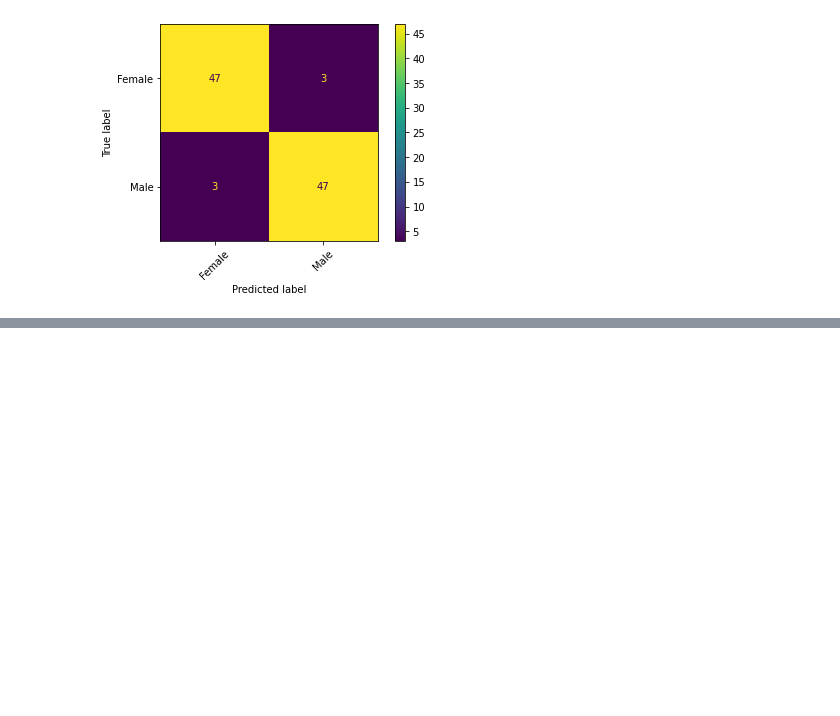
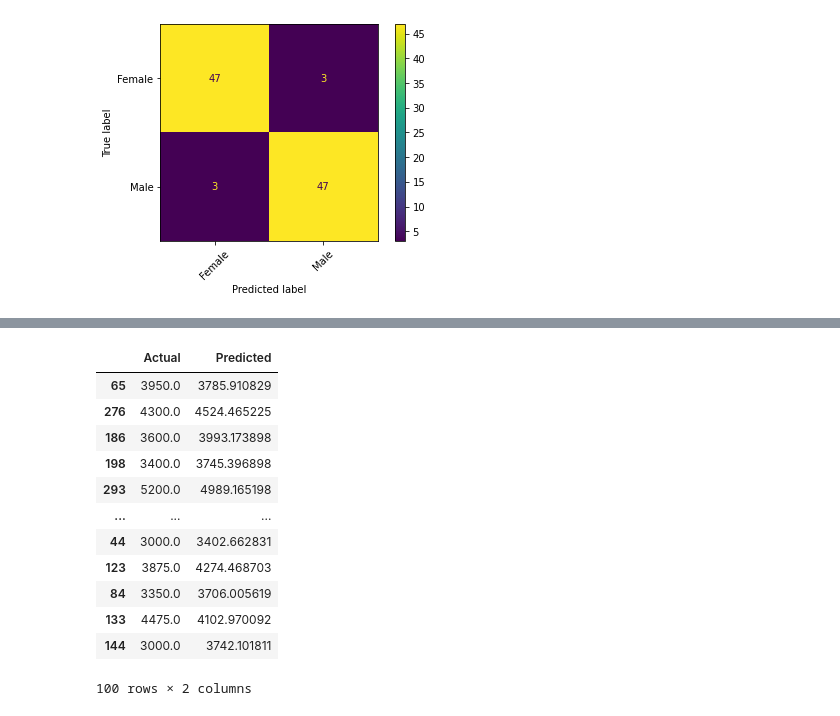
Before and after one commit to pkgit123/sklearn-tree-penguins, a Jupyter notebook: decision-tree-example-penguins.ipynb, the cells around one changed output, grey strips where cells are left out. Drawn from its saved outputs; the diff is of its cells as text; code cells hidden in the pictures; blank space fills up the shorter version.

```diff
--- a/decision-tree-example-penguins.ipynb
+++ b/decision-tree-example-penguins.ipynb
@@ -839,0 +906,18 @@ print()
+# %%
+# create dataframe comparing actual to predictions
+df_regressor_output = pd.DataFrame({'Actual': y_test_regressor, 'Predicted': y_pred})
+df_regressor_output
+# %% [output]
+|  | Actual | Predicted |
+| 65 | 3950.0 | 3785.910829 |
+| 276 | 4300.0 | 4524.465225 |
+| 186 | 3600.0 | 3993.173898 |
+| 198 | 3400.0 | 3745.396898 |
+| 293 | 5200.0 | 4989.165198 |
+| ... | ... | ... |
+| 44 | 3000.0 | 3402.662831 |
+| 123 | 3875.0 | 4274.468703 |
+| 84 | 3350.0 | 3706.005619 |
+| 133 | 4475.0 | 4102.970092 |
+| 144 | 3000.0 | 3742.101811 |
+100 rows × 2 columns
```
Also changed, not shown: parts of 8 cells of this notebook.
